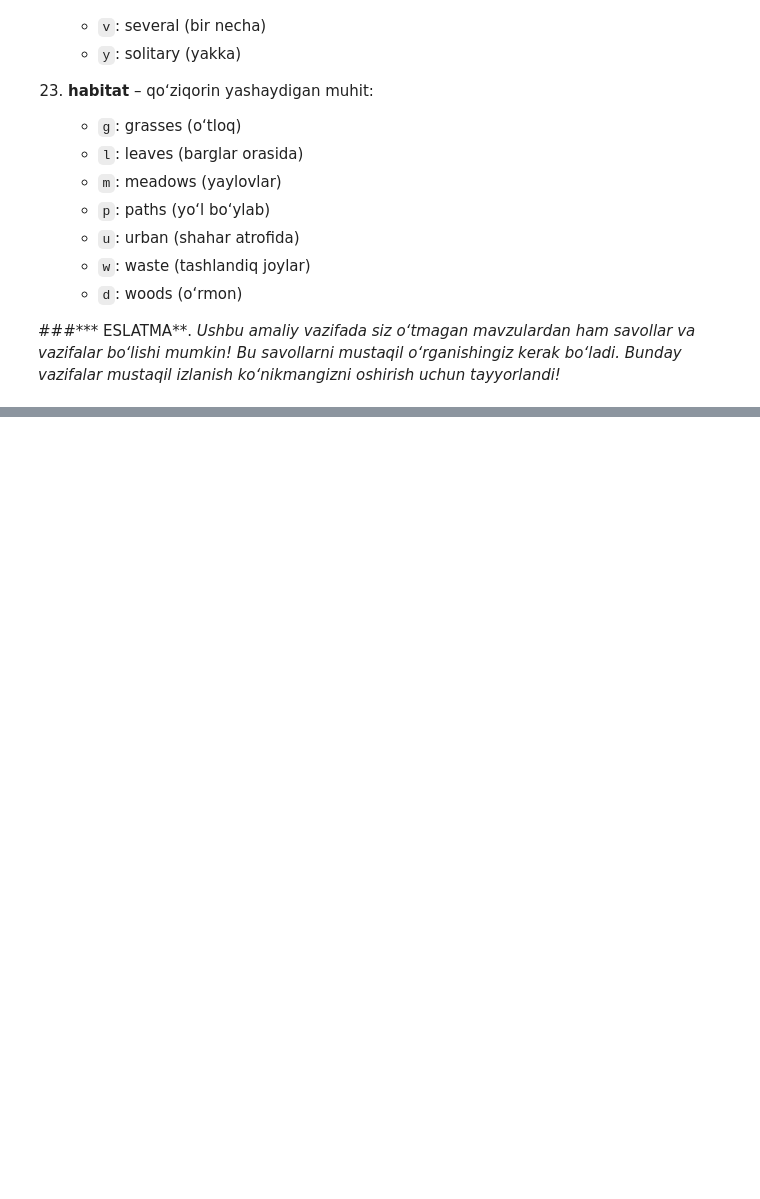
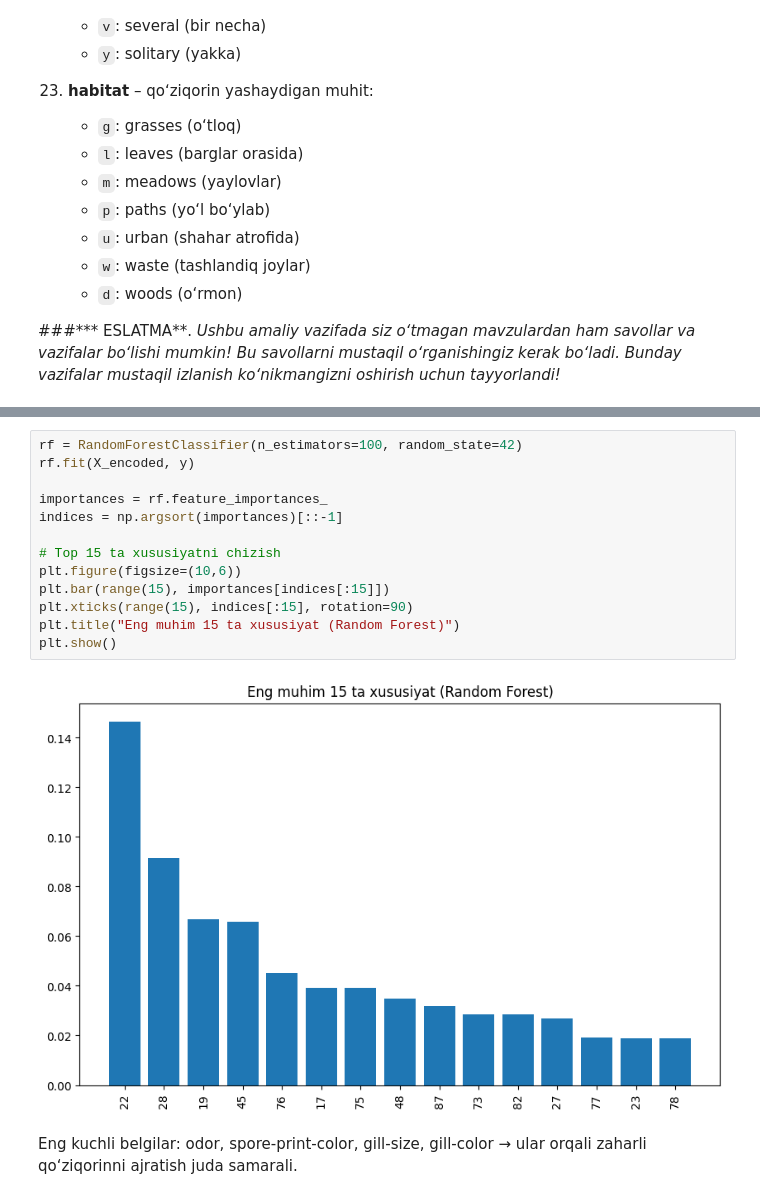
Before and after one commit to ulubeykhuja/Amaliyot, a Jupyter notebook: Klassifikatsiya_17_YAKUNIY_VAZIFA_Xujakulov.ipynb, the cells around one changed output, grey strips where cells are left out. Drawn from its saved outputs; the diff is of its cells as text; blank space fills up the shorter version.

```diff
--- a/Klassifikatsiya_17_YAKUNIY_VAZIFA_Xujakulov.ipynb
+++ b/Klassifikatsiya_17_YAKUNIY_VAZIFA_Xujakulov.ipynb
@@ -246,0 +408,17 @@ df.head()
+# %%
+rf = RandomForestClassifier(n_estimators=100, random_state=42)
+rf.fit(X_encoded, y)
+
+importances = rf.feature_importances_
+indices = np.argsort(importances)[::-1]
+
+# Top 15 ta xususiyatni chizish
+plt.figure(figsize=(10,6))
+plt.bar(range(15), importances[indices[:15]])
+plt.xticks(range(15), indices[:15], rotation=90)
+plt.title("Eng muhim 15 ta xususiyat (Random Forest)")
+plt.show()
+# %% [output]
+[figure, added]
+# %% [markdown]
+Eng kuchli belgilar: odor, spore-print-color, gill-size, gill-color → ular orqali zaharli qo‘ziqorinni ajratish juda samarali.
```
Also changed, not shown: parts of 17 cells of this notebook.
